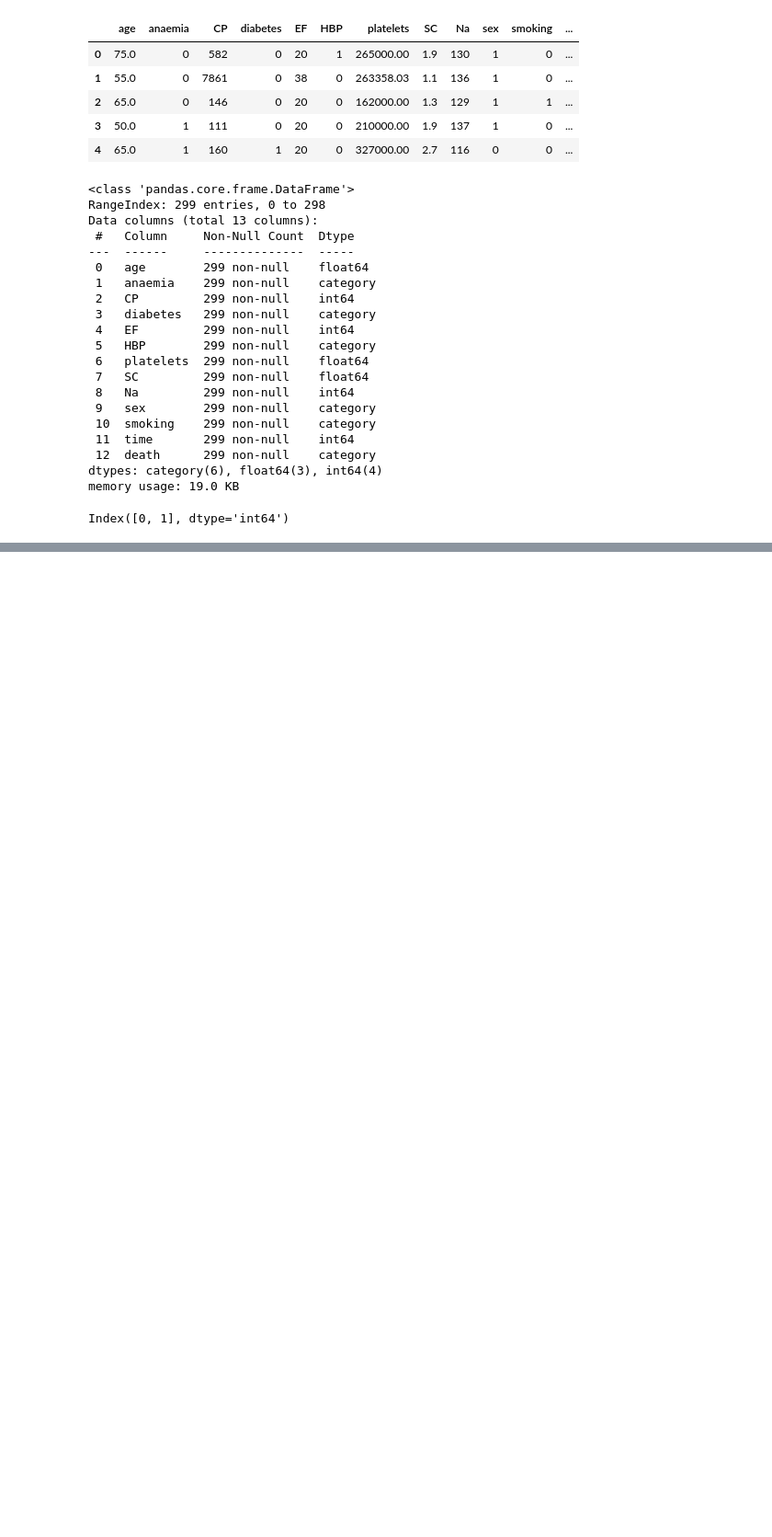
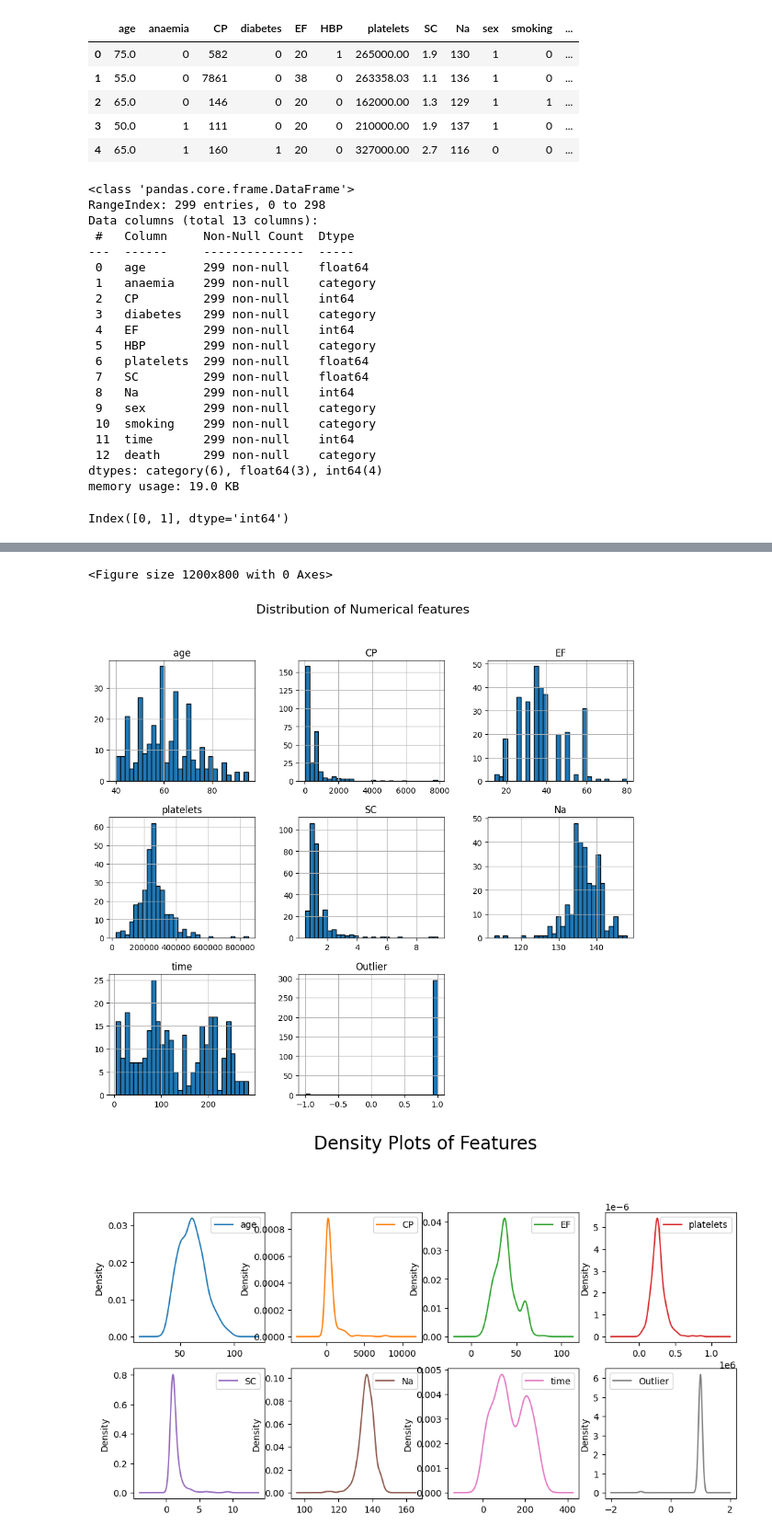
Before and after one commit to CZhakshylykova/Heart-Attack-Risk, a Jupyter notebook: Heart_attack.ipynb, the cells around one changed output, grey strips where cells are left out. Shown: that part at 92% size. Saved outputs shown, nothing was run; the diff lists cells and outputs as text; code cells hidden in the pictures; blank space fills up the shorter version.

```diff
--- a/Heart_attack.ipynb
+++ b/Heart_attack.ipynb
@@ -112,0 +169,22 @@ TypeError: DataFrame.isna() takes 1 positional argument but 2 were given
+# %%
+# make a correlation plot between the features
+import matplotlib.pyplot as plt
+import seaborn as sns
+#set figure size
+plt.figure(figsize=(12,8))
+
+#plot histogram for each numerical column
+data.hist(bins=30, figsize=(12,10), edgecolor="black")
+plt.suptitle("Distribution of Numerical features", fontsize = 16)
+plt.show()
+
+
+
+
+data.plot(kind="density", subplots=True, layout=(4,4), figsize=(12,12), sharex=False)
+plt.suptitle("Density Plots of Features", fontsize = 20)
+plt.show()
+# %% [output]
+<Figure size 1200x800 with 0 Axes>
+[figure, added]
+[figure, added]
```
Also changed, not shown: parts of 5 cells of this notebook.
